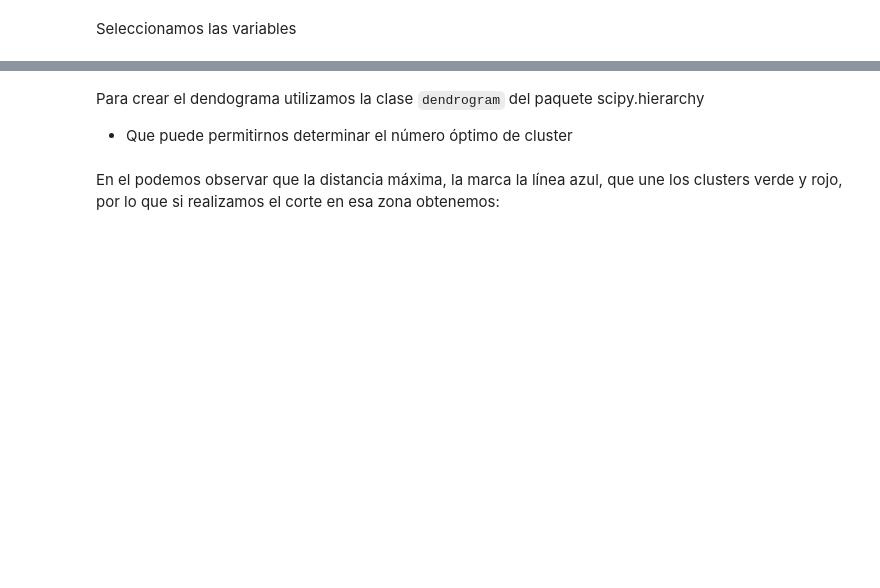
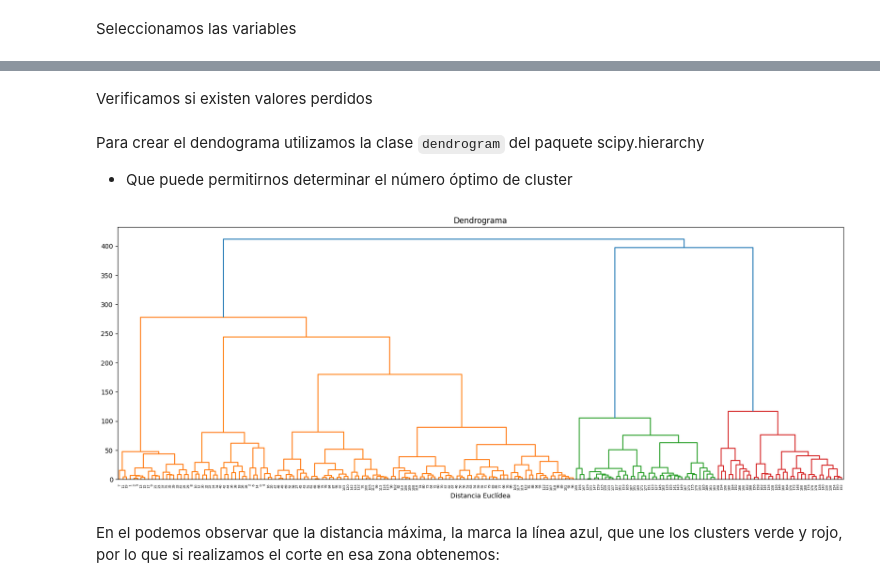
Before and after one commit to d4vhost/MachineLearning, a Jupyter notebook: CLUSTER/Clustering Jerárquico - estu.ipynb, the cells around one changed output, grey strips where cells are left out. Drawn from its saved outputs; the diff is of its cells as text; code cells hidden in the pictures; blank space fills up the shorter version.

Commit message:
Resolucion de Clustering

```diff
--- a/CLUSTER/Clustering Jerárquico - estu.ipynb
+++ b/CLUSTER/Clustering Jerárquico - estu.ipynb
@@ -51,0 +56,4 @@ Contiene 200 registros de una tienda que ha calificado a sus clientes con una pu
+# %%
+df = pd.read_csv('../dataset/Clientes_Tienda.csv')
+df = df.drop(columns=['CustomerID'])
+df.head()
@@ -52,2 +67,6 @@ Contiene 200 registros de una tienda que ha calificado a sus clientes con una pu
 # %% [markdown]
 Seleccionamos las variables
+# %%
+# Cambiar las etiquetas de columnas
+df.columns = ['Genero', 'Edad', 'Ingresos', 'ScoreGasto']
+df.head()
@@ -53,0 +88,3 @@ Seleccionamos las variables
+# %%
+df["genero"] = df["Genero"].astype('category').cat.codes
+df.head()
@@ -54,6 +98,20 @@ Seleccionamos las variables
+# %%
+X = df[["Edad", "Ingresos", "ScoreGasto", "genero"]].values
+# %% [markdown]
+Verificamos si existen valores perdidos
 # %% [markdown]
 Para crear el dendograma utilizamos la clase `dendrogram` del paquete scipy.hierarchy
 - Que puede permitirnos determinar el número óptimo de cluster
+# %%
+from scipy.cluster.hierarchy import dendrogram, linkage
+plt.figure(figsize=(20, 7))
+linked = linkage(X, method='ward', metric='euclidean')
+dendrogram(linked, orientation='top',show_leaf_counts=True)
+plt.title('Dendrograma')
+plt.xlabel('Distancia Euclídea')
+plt.show()
+# %% [output]
+[figure, added]
 # %% [markdown]
 En el podemos observar que la distancia máxima, la marca la línea azul,  que une los clusters verde y rojo, por lo que si realizamos el corte en esa zona obtenemos:
 # %% [markdown]
```
Also changed, not shown: parts of 11 cells of this notebook, 1 other file.
